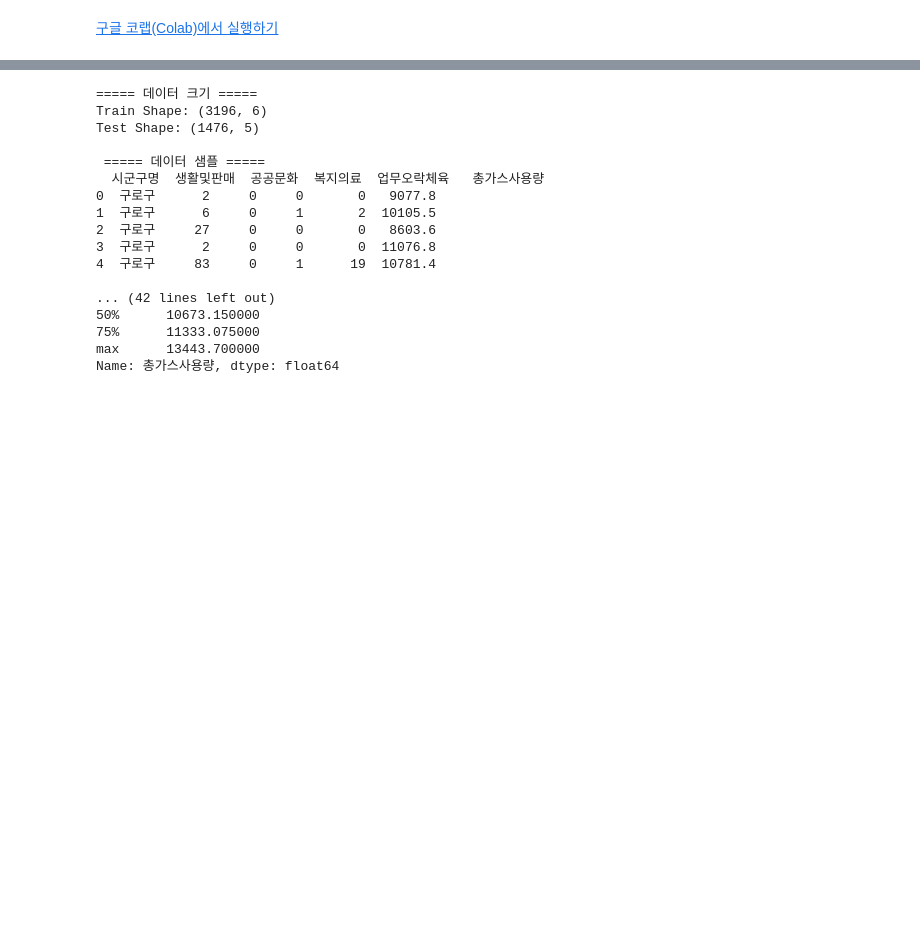
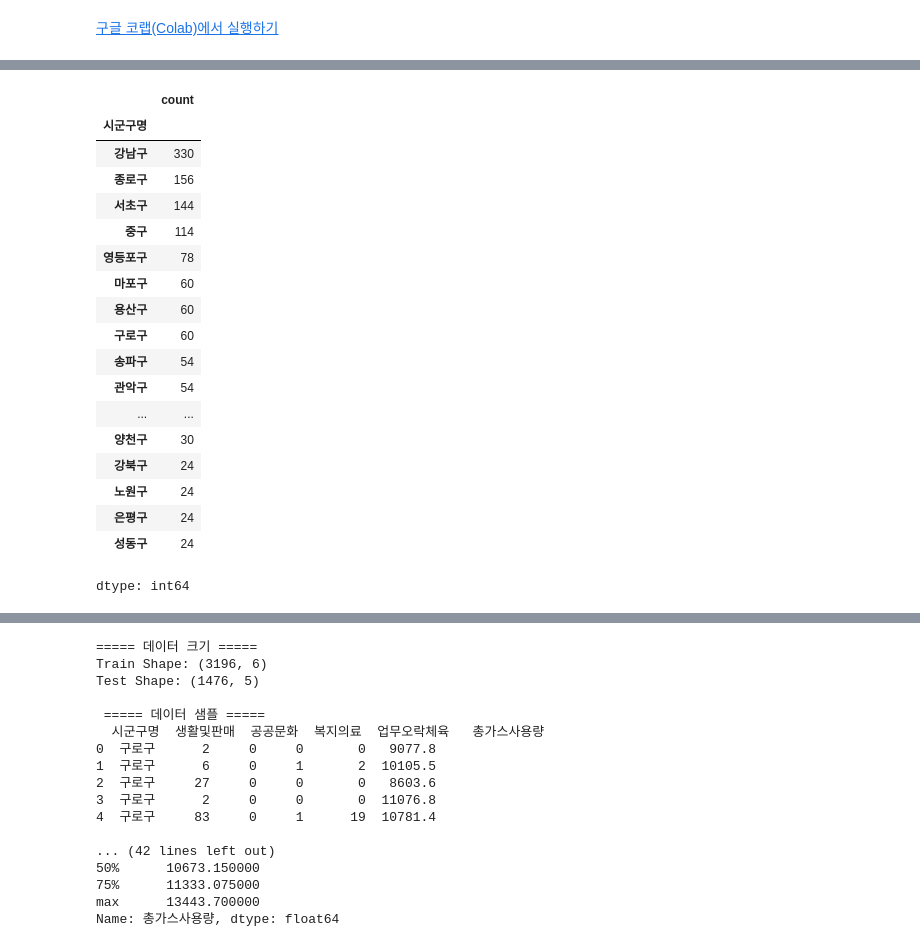
Before and after one commit to sohyun23/Big-Data-Analysis-, a Jupyter notebook: part4/ch10/p10_type2.ipynb, the cells around one changed output, grey strips where cells are left out. Saved outputs shown, nothing was run; the diff lists cells and outputs as text; code cells hidden in the pictures; blank space fills up the shorter version.

```diff
--- a/part4/ch10/p10_type2.ipynb
+++ b/part4/ch10/p10_type2.ipynb
@@ -2,0 +30,23 @@
+# %%
+train['시군구명'].value_counts()
+test['시군구명'].value_counts()
+# %% [output]
+|  | count |
+| 시군구명 |  |
+| 강남구 | 330 |
+| 종로구 | 156 |
+| 서초구 | 144 |
+| 중구 | 114 |
+| 영등포구 | 78 |
+| 마포구 | 60 |
+| 용산구 | 60 |
+| 구로구 | 60 |
+| 송파구 | 54 |
+| 관악구 | 54 |
+| ... | ... |
+| 양천구 | 30 |
+| 강북구 | 24 |
+| 노원구 | 24 |
+| 은평구 | 24 |
+| 성동구 | 24 |
+dtype: int64
```
Also changed, not shown: parts of 10 cells of this notebook.
